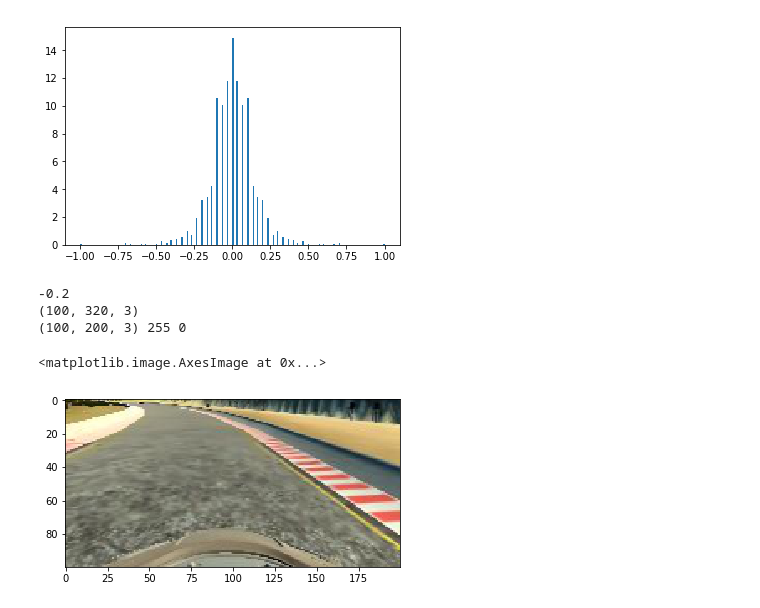
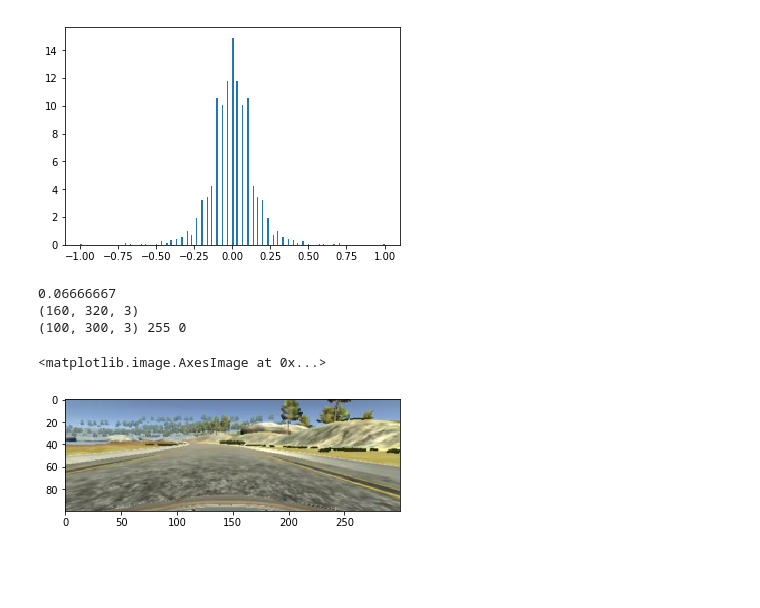
Before and after one commit to abroekhof/learn-to-drive, a Jupyter notebook: train.ipynb, the cells around one changed output. Saved outputs shown, nothing was run; the diff lists cells and outputs as text; code cells hidden in the pictures; blank space fills up the shorter version.

```diff
--- a/train.ipynb
+++ b/train.ipynb
@@ -54,26 +54,26 @@ x = plt.hist(angles, bins='auto', normed=True)
 # %%
 import scipy
 from keras.applications.inception_v3 import preprocess_input
 #x = np.asarray(x,dtype='float32')
 random.shuffle(rows)
 rownum = 900
-img = scipy.ndimage.imread(rows[rownum][0])
+img = scipy.ndimage.imread(rows[rownum]['img'])
 
-print(rows[rownum][-4])
+print(rows[rownum]['steering'])
 #img = np.fliplr(img)
-img = img[60:, :, :]
+#img = img[60:, :, :]
 print(img.shape)
-img = scipy.misc.imresize(img, (100, 200))
+img = scipy.misc.imresize(img, (100, 300))
 #img = scipy.ndimage.gaussian_filter(img, sigma=1)
 print(img.shape, np.max(img), np.min(img))
 img = img.astype('float32')
 img = img/255.0
 #img = colors.rgb_to_hsv(img)
 
 plt.imshow(img)
 # %% [output]
--0.2
-(100, 320, 3)
-(100, 200, 3) 255 0
+0.06666667
+(160, 320, 3)
+(100, 300, 3) 255 0
 <matplotlib.image.AxesImage at 0x...>
-[figure, old version]
+[figure, new version]
```
Also changed, not shown: 4 other files.
